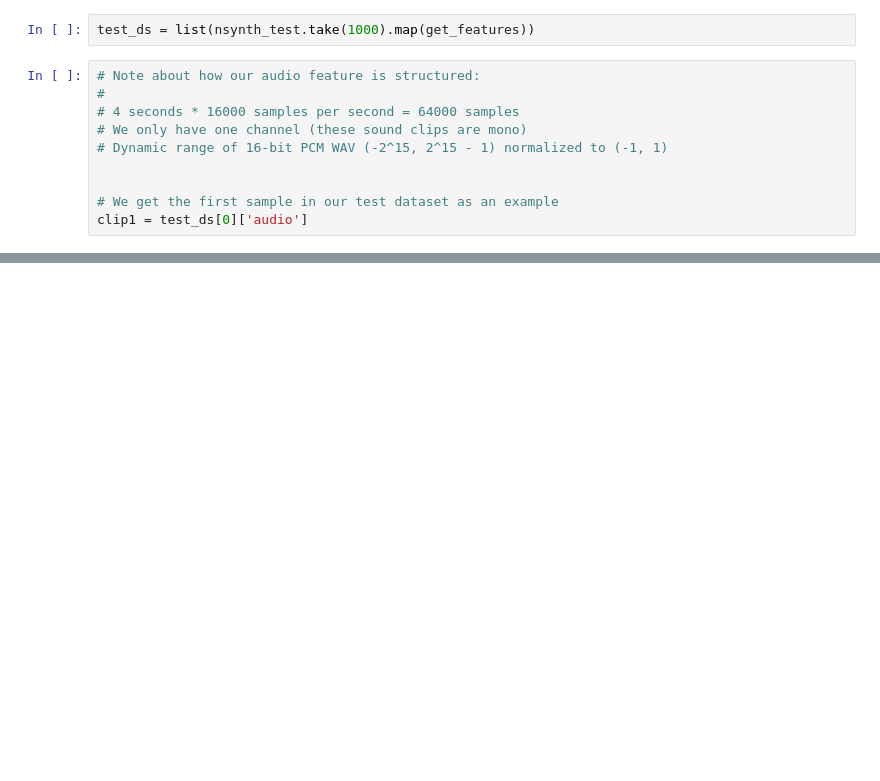
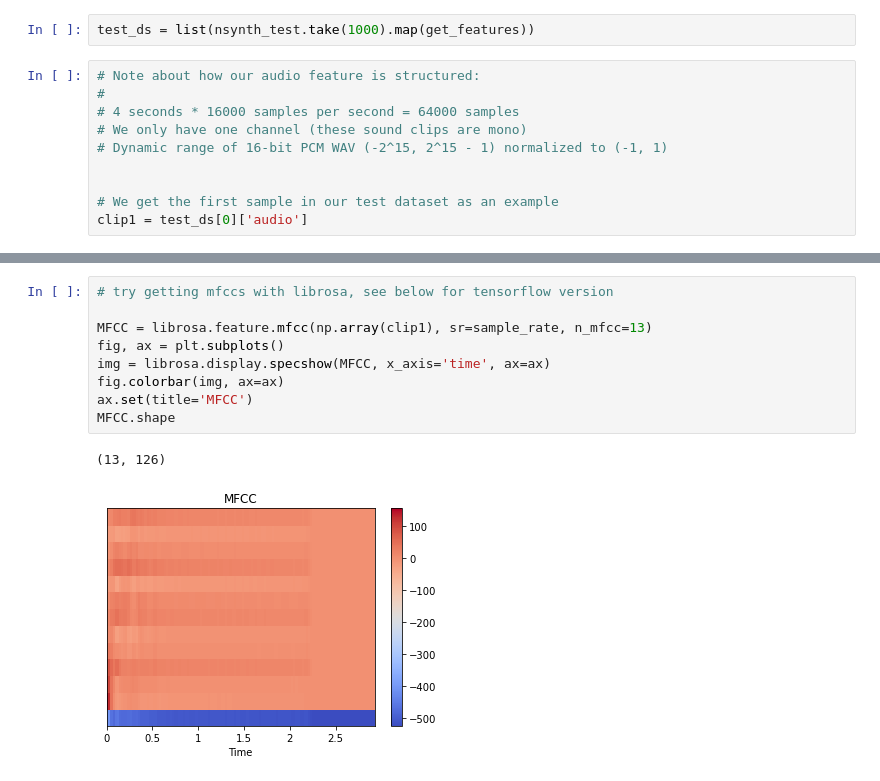
Before and after one commit to camhud/MachineLearningProject, a Jupyter notebook: Final Project.ipynb, the cells around one changed output, grey strips where cells are left out. Drawn from its saved outputs; the diff is of its cells as text; blank space fills up the shorter version.

```diff
--- a/Final Project.ipynb
+++ b/Final Project.ipynb
@@ -55,0 +69,12 @@ librosa.display.specshow(D, y_axis='linear', x_axis='time',sr=16000)
+# %%
+# try getting mfccs with librosa, see below for tensorflow version
+
+MFCC = librosa.feature.mfcc(np.array(clip1), sr=sample_rate, n_mfcc=13)
+fig, ax = plt.subplots()
+img = librosa.display.specshow(MFCC, x_axis='time', ax=ax)
+fig.colorbar(img, ax=ax)
+ax.set(title='MFCC')
+MFCC.shape
+# %% [output]
+(13, 126)
+[figure, added]
```
Also changed, not shown: parts of 16 cells of this notebook.
